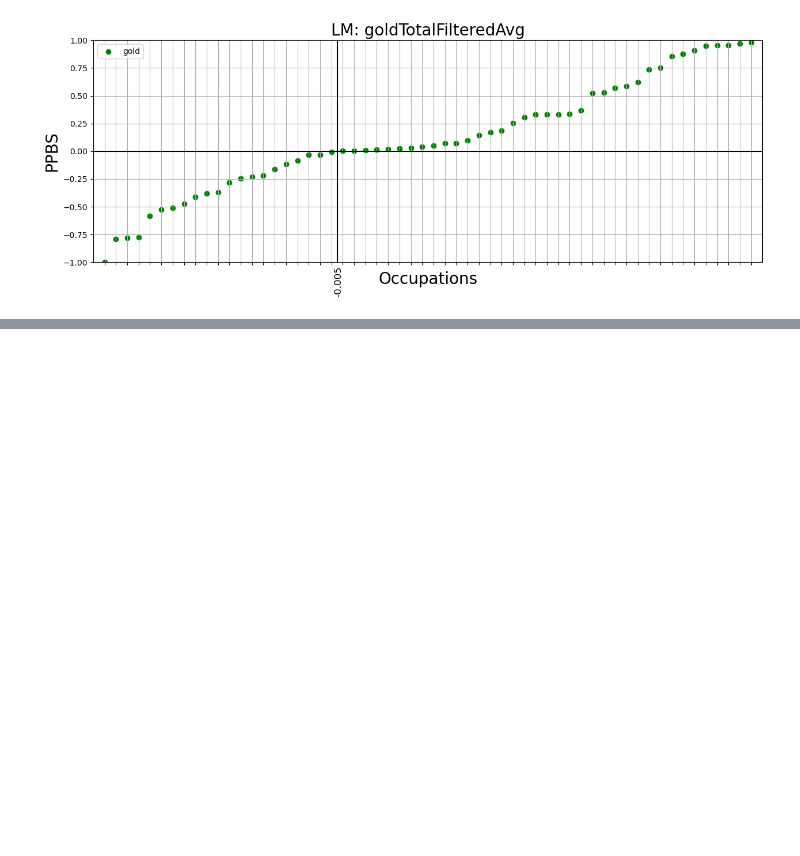
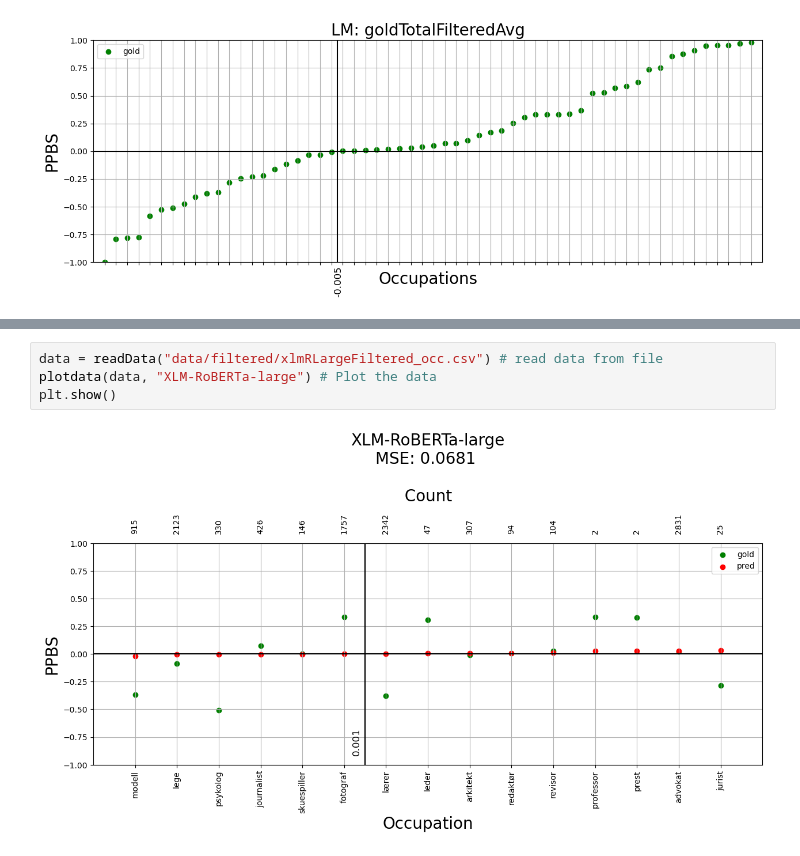
Before and after one commit to Johnneeee/masterThesis, a Jupyter notebook: probeOcc/displayOcc.ipynb, the cells around one changed output, grey strips where cells are left out. Cells and saved outputs as stored; diff of their text form; blank space fills up the shorter version.

```diff
--- a/probeOcc/displayOcc.ipynb
+++ b/probeOcc/displayOcc.ipynb
@@ -185,0 +255,6 @@ plt.show()
+# %%
+data = readData("data/filtered/xlmRLargeFiltered_occ.csv") # read data from file
+plotdata(data, "XLM-RoBERTa-large") # Plot the data
+plt.show()
+# %% [output]
+[figure, added]
```
Also changed, not shown: parts of 11 cells of this notebook.
